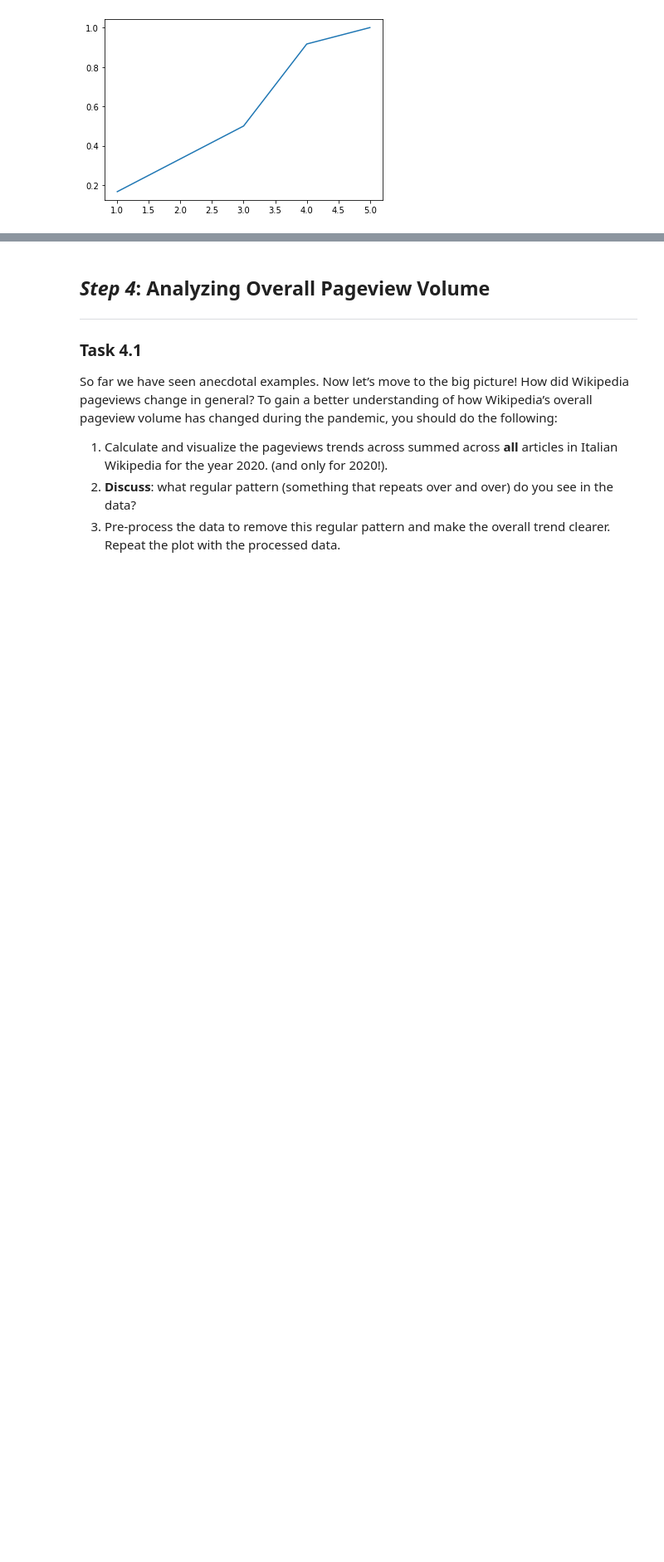
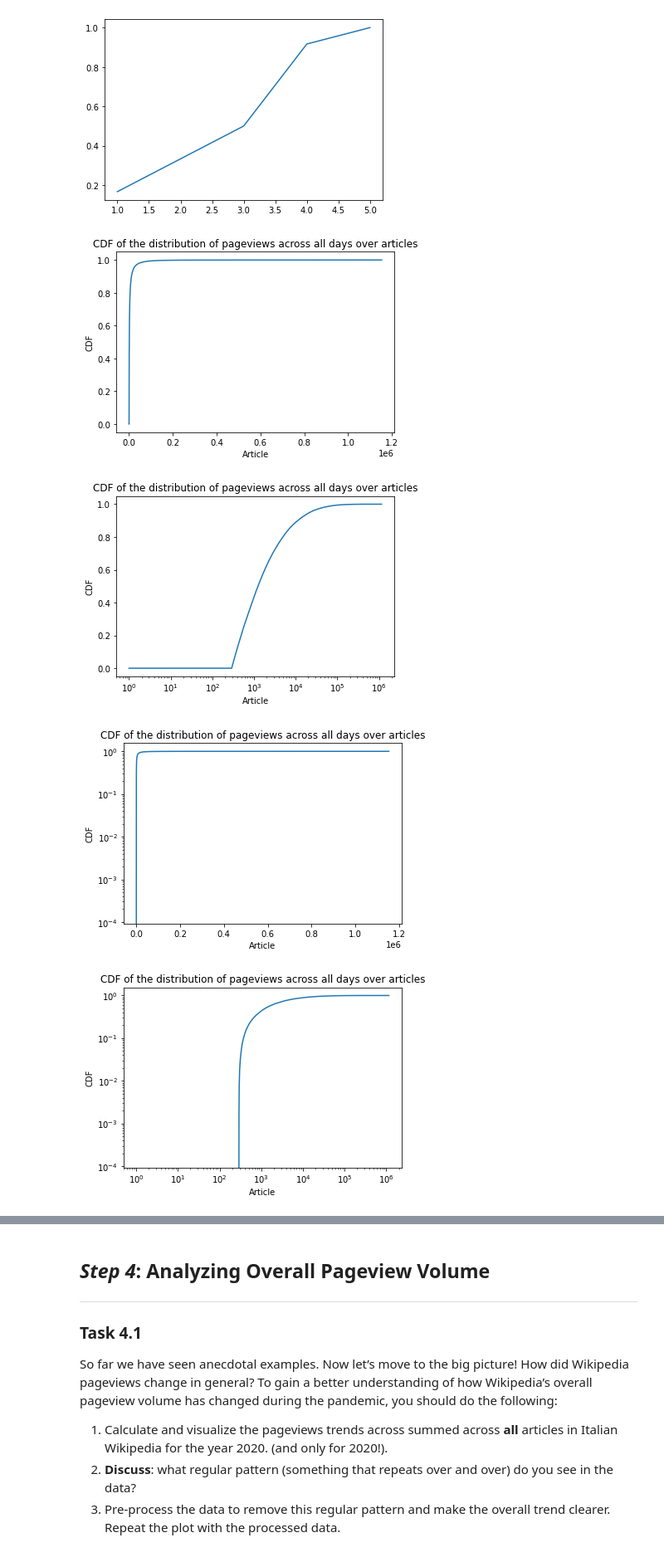
Before and after one commit to epfl-ada/2020, a Jupyter notebook: Homework/01 - Pandas Data Wrangling and Data Viz/hw1.ipynb, the cells around one changed output, grey strips where cells are left out. Shown at 83% size. Cells and saved outputs as stored; diff of their text form; code cells hidden in the pictures; blank space fills up the shorter version.

```diff
--- a/Homework/01 - Pandas Data Wrangling and Data Viz/hw1.ipynb
+++ b/Homework/01 - Pandas Data Wrangling and Data Viz/hw1.ipynb
@@ -266,3 +426,6 @@ plt.show()
 # %%
 ### ~ 3.3.1
 ### Your code here! ###
+
+tot_per_article = filtered_articles.sum(axis=1)
+x, y = get_cdf(tot_per_article)
@@ -274,0 +432,44 @@ plt.show()
+# %%
+### ~ 3.3.2
+### Your code here! ###
+
+# X AXIS doesn't have a real meaning !
+
+#x-linear/y-linear
+plt.plot(x, y)
+plt.xlabel('Article')
+plt.ylabel('CDF')
+plt.title('CDF of the distribution of pageviews across all days over articles');
+plt.show()
+
+#x-log/y-linear
+plt.plot(x, y)
+plt.xscale("log")
+plt.xlabel('Article')
+plt.ylabel('CDF')
+plt.title('CDF of the distribution of pageviews across all days over articles');
+plt.show()
+
+#x-linear/y-log
+plt.plot(x, y)
+plt.yscale("log")
+plt.xlabel('Article')
+plt.ylabel('CDF')
+plt.title('CDF of the distribution of pageviews across all days over articles');
+plt.show()
+
+#x-log/y-log
+plt.plot(x, y)
+plt.xscale("log")
+plt.yscale("log")
+plt.xlabel('Article')
+plt.ylabel('CDF')
+plt.title('CDF of the distribution of pageviews across all days over articles');
+plt.show()
+
+# ADD THE AXIS AND THE TITLE
+# %% [output]
+[figure, added]
+[figure, added]
+[figure, added]
+[figure, added]
```
Also changed, not shown: parts of 24 cells of this notebook.
